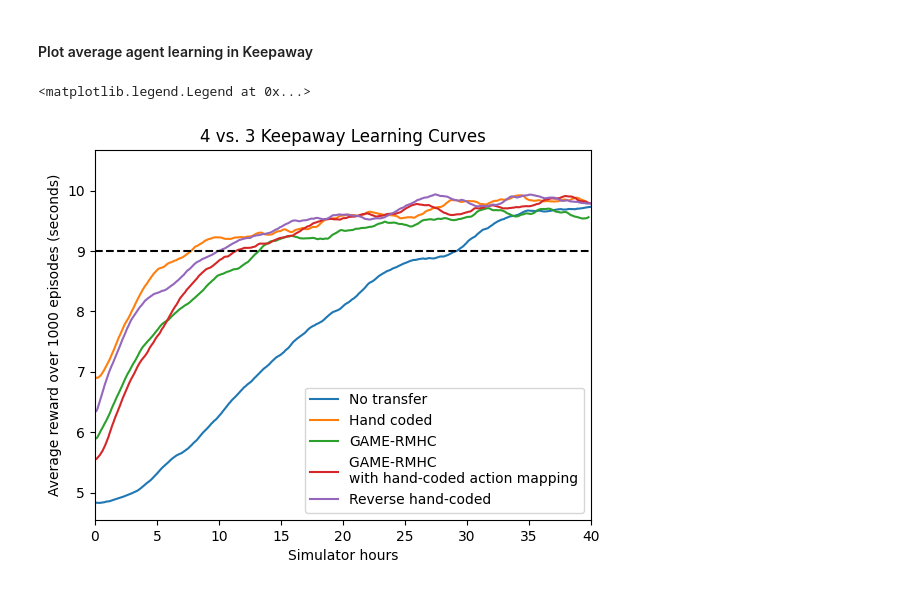
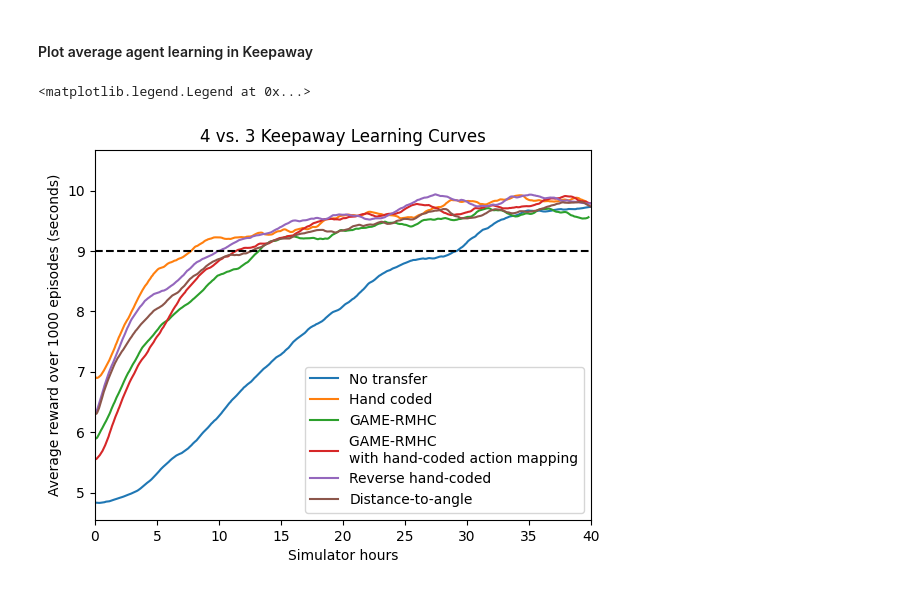
Before and after one commit to duyminh1998/GAME, a Jupyter notebook: notebooks/stats_test_2.ipynb, the cells around one changed output. Cells and saved outputs as stored; diff of their text form; code cells hidden in the pictures.

```diff
--- a/notebooks/stats_test_2.ipynb
+++ b/notebooks/stats_test_2.ipynb
@@ -445,8 +445,8 @@ plt.legend()
 # data = [MC3D_no_transfer_ttt, MC3D_transfer_handcoded_ttt, MC3D_transfer_best_GAME_ttt, MC3D_transfer_worst_GAME_ttt, MC3D_transfer_MASTER_ttt]
 # data_labels = ['No Transfer', 'Hand-coded', 'Best GAME', 'Worst GAME', 'MASTER']
 
-data = [MC3D_no_transfer_ttt, MC3D_transfer_handcoded_ttt, MC3D_transfer_best_GAME_ttt, MC3D_transfer_worst_GAME_ttt]
-data_labels = ['No Transfer', 'Hand-coded', 'Best GAME', 'Worst GAME']
+data = [MC3D_no_transfer_ttt, MC3D_transfer_handcoded_ttt, MC3D_transfer_best_GAME_ttt, MC3D_transfer_worst_GAME_ttt, MC3D_transfer_MASTER_ttt]
+data_labels = ['No Transfer', 'Hand-coded', 'Best GAME', 'Worst GAME', 'MASTER']
 
 fig = plt.figure(figsize =(9, 6))
 
@@ -458,7 +458,7 @@ bp = ax.boxplot(data, vert=True, patch_artist=True, labels = data_labels)
 # plt.xticks([1, 2, 3, 4, 5], data_labels)
 
 # fill with colors
-colors = ['pink', 'yellow', 'lightgreen', 'lightblue']
+colors = ['pink', 'yellow', 'lightgreen', 'lightblue', 'orange']
 for patch, color in zip(bp['boxes'], colors):
     patch.set_facecolor(color)
 
@@ -504,8 +508,8 @@ plt.plot(avg_output_X, avg_output_Y, label = 'No transfer')
 # '12302022 Train MC3D With QValue Transfer Mapping 101022222', '11142022 Train MC3D With Transfer Mapping 0101master']
 # experiment_name = ['Hand-coded mapping', 'Best GAME mapping', 'Worst GAME mapping', 'MASTER']
 experiments = ['12162022 Train MC3D With QValue Transfer Mapping 010110202', '12312022 Train MC3D With QValue Transfer Mapping 010111111',
-'12302022 Train MC3D With QValue Transfer Mapping 101022222']
-experiment_name = ['Hand-coded mapping', 'Best GAME mapping', 'Worst GAME mapping']
+'12302022 Train MC3D With QValue Transfer Mapping 101022222', '01022023 Train MC3D With QValue Transfer Mapping master']
+experiment_name = ['Hand-coded mapping', 'Best GAME mapping', 'Worst GAME mapping', 'MASTER']
 for exp_idx, experiment in enumerate(experiments):
     MC3D_train_transfer_folder_path = os.path.join(config_data['output_path'], experiment)
     MC3D_train_transfer_filepath = os.path.join(MC3D_train_transfer_folder_path, 'eval_3DMC_a0.75_l0.99_e0.01_nt8.csv')
@@ -883,0 +931,11 @@ plt.legend()
+# %%
+for trial in range(len(kwy_disttoangle_transfer_paths)):
+    # print(len(all_output_X[trial][:len(all_output_Y[trial])]), len(all_output_Y[trial]))
+    plt.plot(all_output_X[trial][:len(all_output_Y[trial])], all_output_Y[trial], label = '{}'.format(trial + 1))
+
+plt.plot([0, 40], [9, 9], 'k--')
+plt.xlim(0, 35)
+plt.xlabel('Simulator hours')
+plt.ylabel('Average reward (simulator steps)')
+plt.title('4 vs. 3 Keepaway with distance-to-angle mapping (10 trials)')
+plt.legend()
@@ -887,8 +948,8 @@ plt.legend()
 # data = [keepaway_no_transfer_ttt, keepaway_transfer_hand_coded_ttt, keepaway_transfer_GAME_ttt, keepaway_transfer_GAMERMHC_ttt]
 # data_labels = ['No Transfer', 'Hand-coded', 'GAME', 'GAME-RMHC']
 
-data = [keepaway_no_transfer_ttt, keepaway_transfer_hand_coded_ttt, keepaway_transfer_GAMERMHC_ttt, keepaway_transfer_GAMERMHC_handcoded_action_mapping_ttt, keepaway_transfer_reverse_handcoded_ttt]
-data_labels = ['No Transfer', 'Hand-coded', 'GAME-RMHC', 'GAME-RMHC \nwith hand-coded action mapping', 'Reverse hand-coded']
+data = [keepaway_no_transfer_ttt, keepaway_transfer_hand_coded_ttt, keepaway_transfer_GAMERMHC_ttt, keepaway_transfer_GAMERMHC_handcoded_action_mapping_ttt, keepaway_transfer_reverse_handcoded_ttt, keepaway_transfer_disttoangle_ttt]
+data_labels = ['No Transfer', 'Hand-coded', 'GAME-RMHC', 'GAME-RMHC \nwith hand-coded action mapping', 'Reverse hand-coded', 'Distance to angle']
 
 fig = plt.figure(figsize =(9, 6))
 
@@ -900,7 +961,7 @@ bp = ax.boxplot(data, vert=True, patch_artist=True, labels = data_labels)
 # plt.xticks([1, 2, 3, 4, 5], data_labels)
 
 # fill with colors
-colors = ['pink', 'lightblue', 'yellow', 'lightgreen', 'orange']
+colors = ['pink', 'lightblue', 'yellow', 'lightgreen', 'orange', 'lavender']
 for patch, color in zip(bp['boxes'], colors):
     patch.set_facecolor(color)
 
@@ -1124,31 +1191,45 @@ for file in os.listdir(kwy_GAMERMHC_transfer_folder_path):
         kwy_GAMERMHC_handcoded_action_mapping_transfer_paths.append([os.path.join(kwy_GAMERMHC_transfer_folder_path, file)])
 kwy_GAMERMHC_transfer_folder_path = os.path.join(config_data['logs_path'], '12312022 transfer GAME-RMHC handcoded action map eval 2')
 for file in os.listdir(kwy_GAMERMHC_transfer_folder_path):
     if file.endswith('kwy'):
         kwy_GAMERMHC_handcoded_action_mapping_transfer_paths.append([os.path.join(kwy_GAMERMHC_transfer_folder_path, file)])
 output_X, output_Y, output_eps = plot_kwy(kwy_GAMERMHC_handcoded_action_mapping_transfer_paths, 1000, 0.01, 30)
 plt.plot(output_X, output_Y, label = 'GAME-RMHC \nwith hand-coded action mapping')
 
 kwy_reverse_handcoded_transfer_paths = []
 kwy_reverse_handcoded_folder_path = os.path.join(config_data['logs_path'], '01012023 transfer reverse handcoded eval')
 for file in os.listdir(kwy_reverse_handcoded_folder_path):
     if file.endswith('kwy'):
         kwy_reverse_handcoded_transfer_paths.append([os.path.join(kwy_reverse_handcoded_folder_path, file)])
 kwy_reverse_handcoded_folder_path = os.path.join(config_data['logs_path'], '01012023 transfer reverse handcoded eval 2')
 for file in os.listdir(kwy_reverse_handcoded_folder_path):
     if file.endswith('kwy'):
         kwy_reverse_handcoded_transfer_paths.append([os.path.join(kwy_reverse_handcoded_folder_path, file)])
 kwy_reverse_handcoded_transfer_paths = kwy_reverse_handcoded_transfer_paths[:10]
 output_X, output_Y, output_eps = plot_kwy(kwy_reverse_handcoded_transfer_paths, 1000, 0.01, 30)
 plt.plot(output_X, output_Y, label = 'Reverse hand-coded')
 
+kwy_disttoangle_transfer_paths = []
+kwy_disttoangle_folder_path = os.path.join(config_data['logs_path'], '01022023 transfer dist to angle eval')
+for file in os.listdir(kwy_disttoangle_folder_path):
+    if file.endswith('kwy'):
+        kwy_disttoangle_transfer_paths.append([os.path.join(kwy_disttoangle_folder_path, file)])
+kwy_disttoangle_folder_path = os.path.join(config_data['logs_path'], '01022023 transfer dist to angle eval 2')
+for file in os.listdir(kwy_disttoangle_folder_path):
+    if file.endswith('kwy'):
+        kwy_disttoangle_transfer_paths.append([os.path.join(kwy_disttoangle_folder_path, file)])
+kwy_disttoangle_transfer_paths = kwy_disttoangle_transfer_paths[:10]
+# kwy_GAME_transfer_paths = kwy_GAME_transfer_paths[:trials]
+output_X, output_Y, output_eps = plot_kwy(kwy_disttoangle_transfer_paths, 1000, 0.01, 30)
+plt.plot(output_X, output_Y, label = 'Distance-to-angle')
+
 plt.plot([0, 40], [9, 9], 'k--')
 
 plt.xlim(0, 40)
 plt.xlabel('Simulator hours')
 plt.ylabel('Average reward over 1000 episodes (seconds)')
 plt.title('4 vs. 3 Keepaway Learning Curves')
 plt.legend()
 # %% [output]
 <matplotlib.legend.Legend at 0x...>
-[figure, old version]
+[figure, new version]
```
Also changed, not shown: parts of 14 cells of this notebook, 10 other files.
